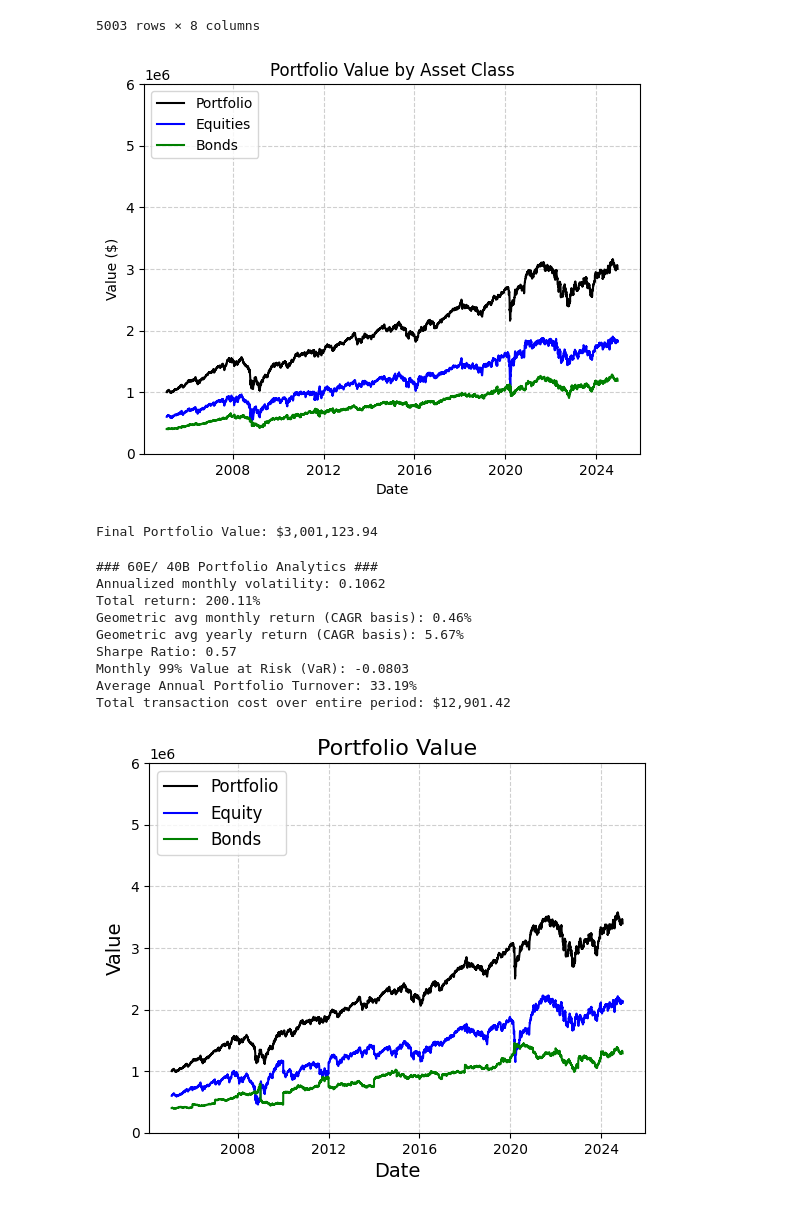
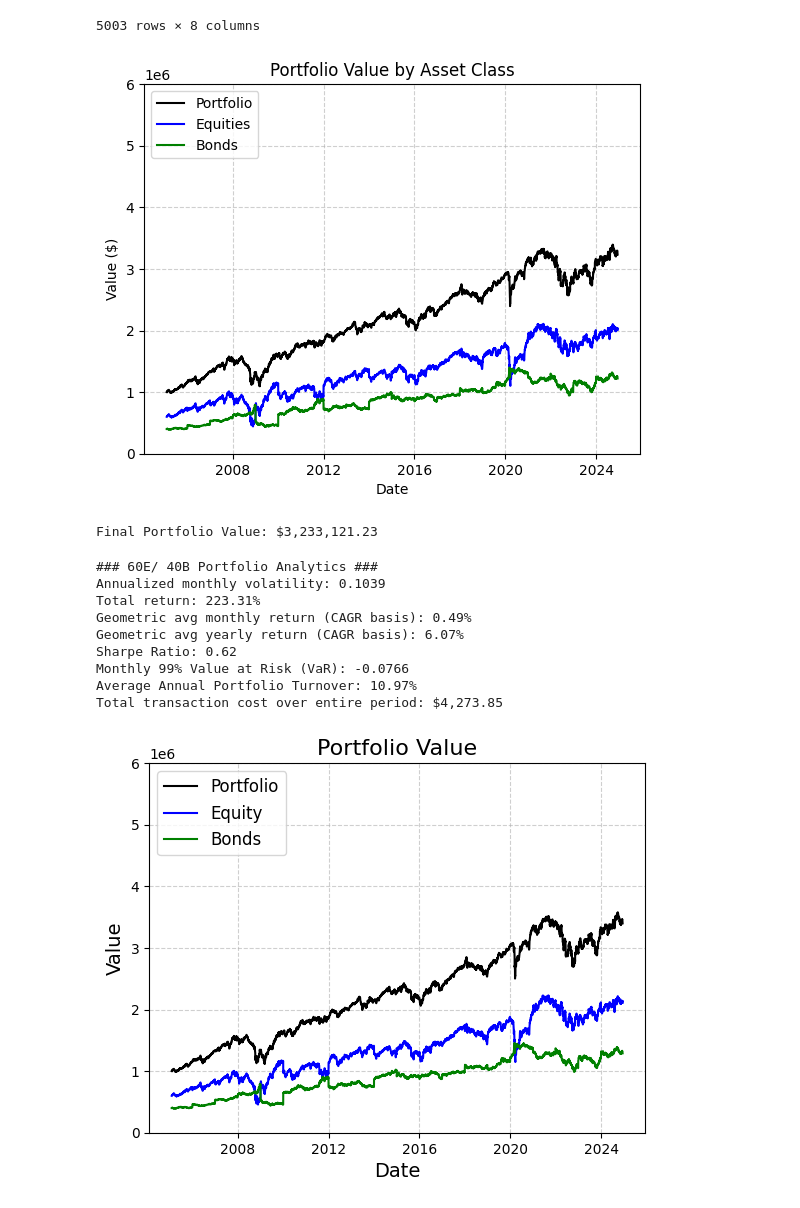
Before and after one commit to plaishev/asset_mgmt_seminar, a Jupyter notebook: 60E_40B.ipynb, the cells around one changed output. Cells and saved outputs as stored; diff of their text form; code cells hidden in the pictures.

```diff
--- a/60E_40B.ipynb
+++ b/60E_40B.ipynb
@@ -78,7 +78,7 @@ returns
 # Parameters
 rebalance_on = True       # Switch for rebalancing
 initial_inv = 1_000_000
-n_freq = 'ME'             # 'ME' = monthly, 'QE' = quarterly, 'YE' = yearly
+n_freq = 'YE'             # 'ME' = monthly, 'QE' = quarterly, 'YE' = yearly
 tc_rate = 0.001           # Transaction cost rate (0 for pure buy & hold)
 
 # Individual asset weights (for a 1/n portfolio across 8 assets)
@@ -153,35 +153,35 @@ else:
             asset_vals[asset].loc[t] = asset_vals[asset].loc[prev] * (1 + returns[asset].loc[t])
         port_val.loc[t] = sum(asset_vals[a].loc[t] for a in assets)
 
 # Forward-fill any missing values.
 port_val.ffill(inplace=True)
 df_assets = pd.DataFrame(asset_vals)
 df_portfolio = pd.concat([port_val, df_assets], axis=1)
 df_portfolio.columns = ['Portfolio'] + assets
 
 # Create an aggregated DataFrame for plotting only
 asset_class_vals = pd.DataFrame(index=df_portfolio.index)
 asset_class_vals['Portfolio'] = df_portfolio['Portfolio']
 asset_class_vals['Equities'] = df_portfolio[['Japan', 'APACxJapan', 'Europe', 'LatAm', 'US']].sum(axis=1)
 asset_class_vals['Bonds']    = df_portfolio[['T-Bills_7_10', 'T-Bills_20']].sum(axis=1)
 
 # Use your existing plotting code, but loop over the aggregated columns
 colors = {'Portfolio': 'black', 'Equities': 'blue', 'Bonds': 'green'}
 for col in asset_class_vals.columns:
     plt.plot(asset_class_vals.index, asset_class_vals[col], label=col, color=colors[col])
 plt.title("Portfolio Value by Asset Class")
 plt.xlabel("Date")
 plt.ylabel("Value ($)")
 plt.ylim(0, 6000000)
 plt.legend(loc='upper left')
 plt.grid(True, linestyle='--', alpha=0.6)
 plt.show()
 
 # Print final portfolio value.
 print(f"Final Portfolio Value: ${df_portfolio.iloc[-1]['Portfolio']:,.2f}")
 # %% [output]
-[figure, old version]
+[figure, new version]
-Final Portfolio Value: $3,001,123.94
+Final Portfolio Value: $3,233,121.23
 # %%
 #### 60E/40B Portfolio Analytics #### v3.0
 
@@ -227,14 +227,14 @@ print(f"Average Annual Portfolio Turnover: {avg_annual_turnover * 100:.2f}%")
 print(f"Total transaction cost over entire period: ${total_tx_cost:,.2f}")
 # %% [output]
 ### 60E/ 40B Portfolio Analytics ###
-Annualized monthly volatility: 0.1062
-Total return: 200.11%
-Geometric avg monthly return (CAGR basis): 0.46%
-Geometric avg yearly return (CAGR basis): 5.67%
-Sharpe Ratio: 0.57
-Monthly 99% Value at Risk (VaR): -0.0803
-Average Annual Portfolio Turnover: 33.19%
-Total transaction cost over entire period: $12,901.42
+Annualized monthly volatility: 0.1039
+Total return: 223.31%
+Geometric avg monthly return (CAGR basis): 0.49%
+Geometric avg yearly return (CAGR basis): 6.07%
+Sharpe Ratio: 0.62
+Monthly 99% Value at Risk (VaR): -0.0766
+Average Annual Portfolio Turnover: 10.97%
+Total transaction cost over entire period: $4,273.85
 # %%
 #### 60/40 Bond Rebalancing Portfolio Construction #### old
 
```
Also changed, not shown: 6 other files.
